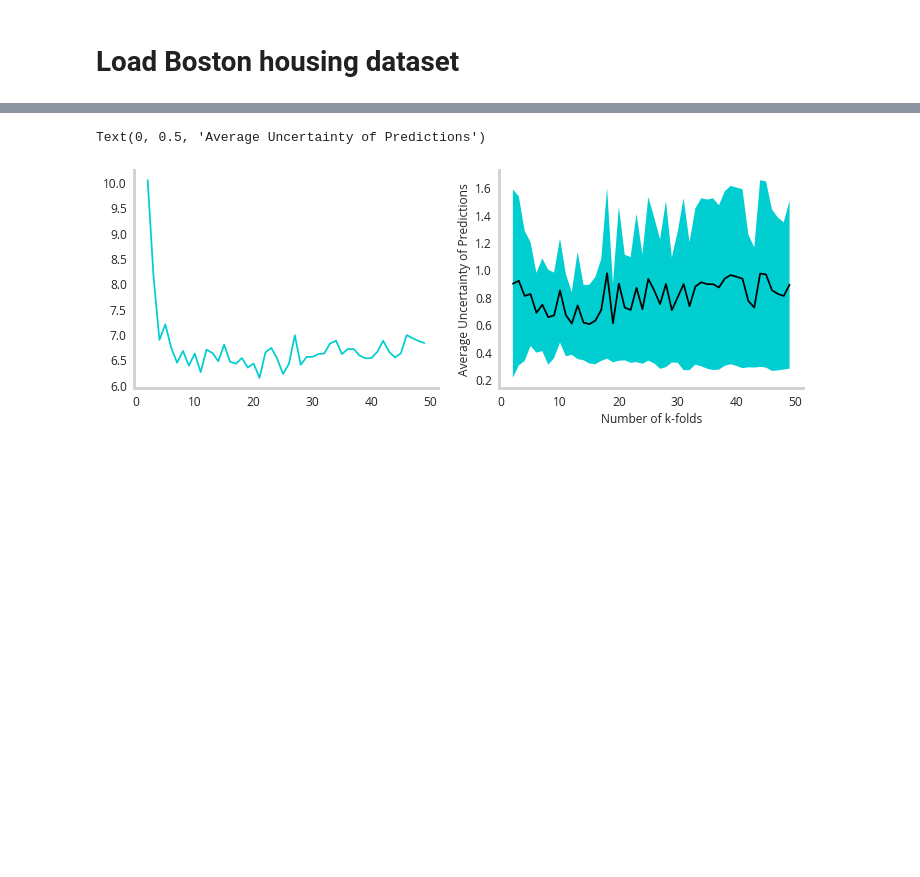
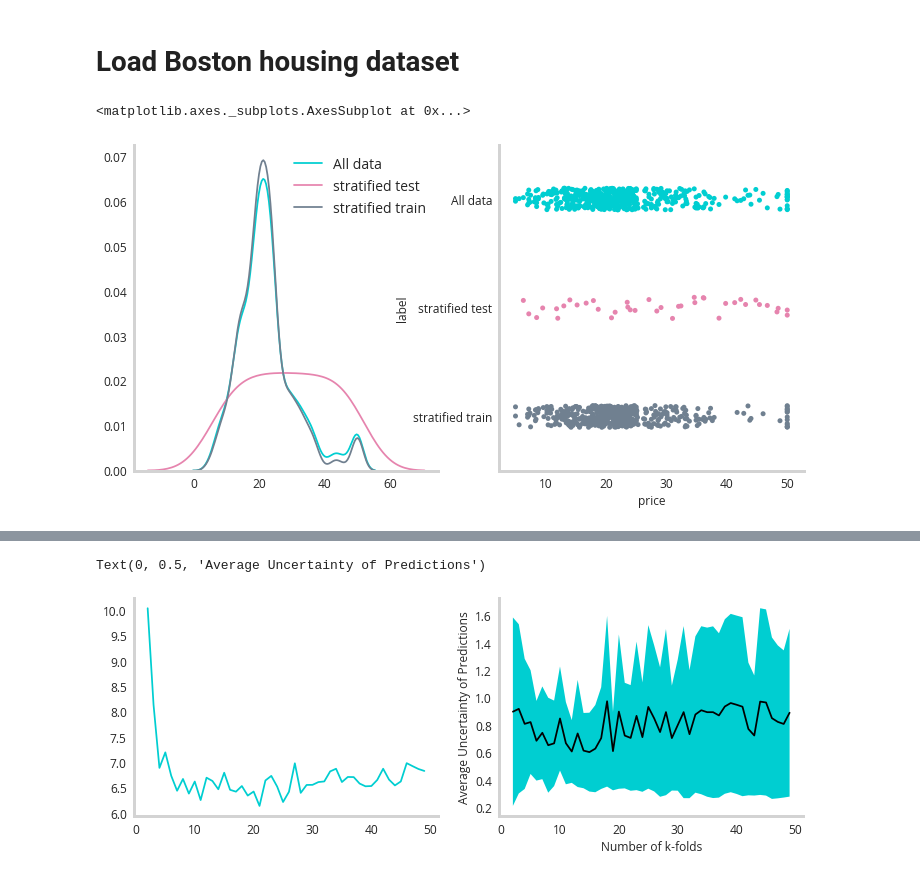
Before and after one commit to NicholasARossi/UQ_methods, a Jupyter notebook: notebooks/Ensemble_methods.ipynb, the cells around one changed output, grey strips where cells are left out. Drawn from its saved outputs; the diff is of its cells as text; code cells hidden in the pictures; blank space fills up the shorter version.

```diff
--- a/notebooks/Ensemble_methods.ipynb
+++ b/notebooks/Ensemble_methods.ipynb
@@ -33,3 +183,45 @@ X_dataset, X_holdout, y_dataset, y_holdout = train_test_split(X, y, test_size=0.
+# %%
+# create stratified holdout set
+
+
+def continuous_stratification(y,n_bins,test_size=0.1):
+    '''Function that returns the stratified indexes of a continously valued y'''
+    bins=np.linspace(min(y), max(y),n_bins)
+    digitized_y=np.digitize(y,bins)
+    index_list=np.arange(len(y))
+    stratified_indexes=[]
+
+    n_samples=int(len(y)*test_size)
+    bucket_list=list(set(digitized_y))
+    n_samples_per_bucket=int(n_samples/len(bucket_list))
+
+    for bucket in list(set(digitized_y)):
+        sub_index_list=index_list[digitized_y==bucket]
+        sample_indexes=np.random.choice(sub_index_list,size=n_samples_per_bucket,replace=False)
+        stratified_indexes+=list(sample_indexes)
+    # returns test and train indexes
+    return np.array(stratified_indexes),np.setdiff1d(index_list,stratified_indexes)
+# %%
+test,train=continuous_stratification(y,20,test_size=.1)
+X_dataset,y_dataset=X[train,:],y[train]
+X_holdout,y_holdout=X[test,:],y[test]
+
+
+fig,ax=plt.subplots(1,2,figsize=(12,6))
+sns.distplot(y,hist=False,ax=ax[0],label='All data')
+sns.distplot(y[test],hist=False,ax=ax[0],label='stratified test')
+sns.distplot(y[train],hist=False,ax=ax[0],label='stratified train')
+
+
+complete=pd.DataFrame({'price':y,'label':'All data'})
+test=pd.DataFrame({'price':y[test],'label':'stratified test'})
+train=pd.DataFrame({'price':y[train],'label':'stratified train'})
+meta_data=pd.concat([complete,test,train])
+
+sns.stripplot(x='price',y='label',data=meta_data,ax=ax[1])
+# %% [output]
+<matplotlib.axes._subplots.AxesSubplot at 0x...>
+[figure, added]
 # %%
 params = {
     'num_leaves': 50,
```
Also changed, not shown: parts of 25 cells of this notebook, 3 other files.
